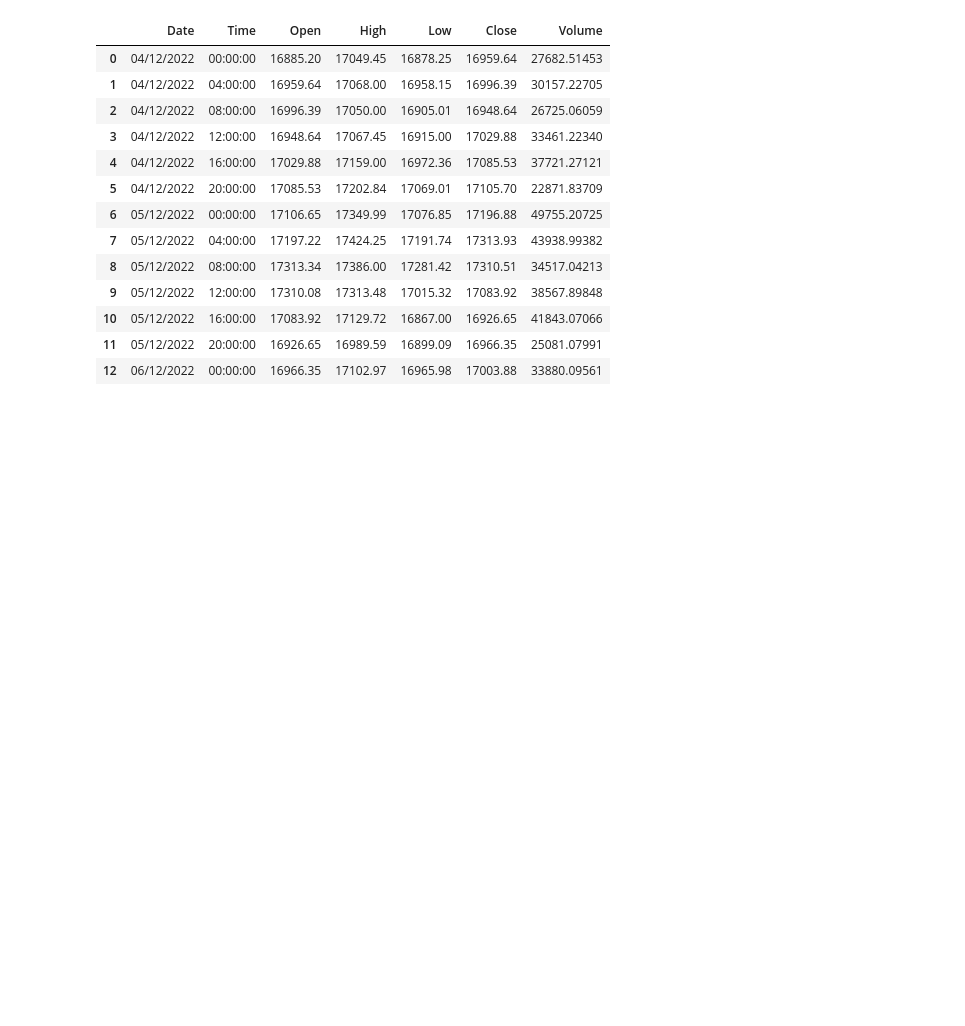
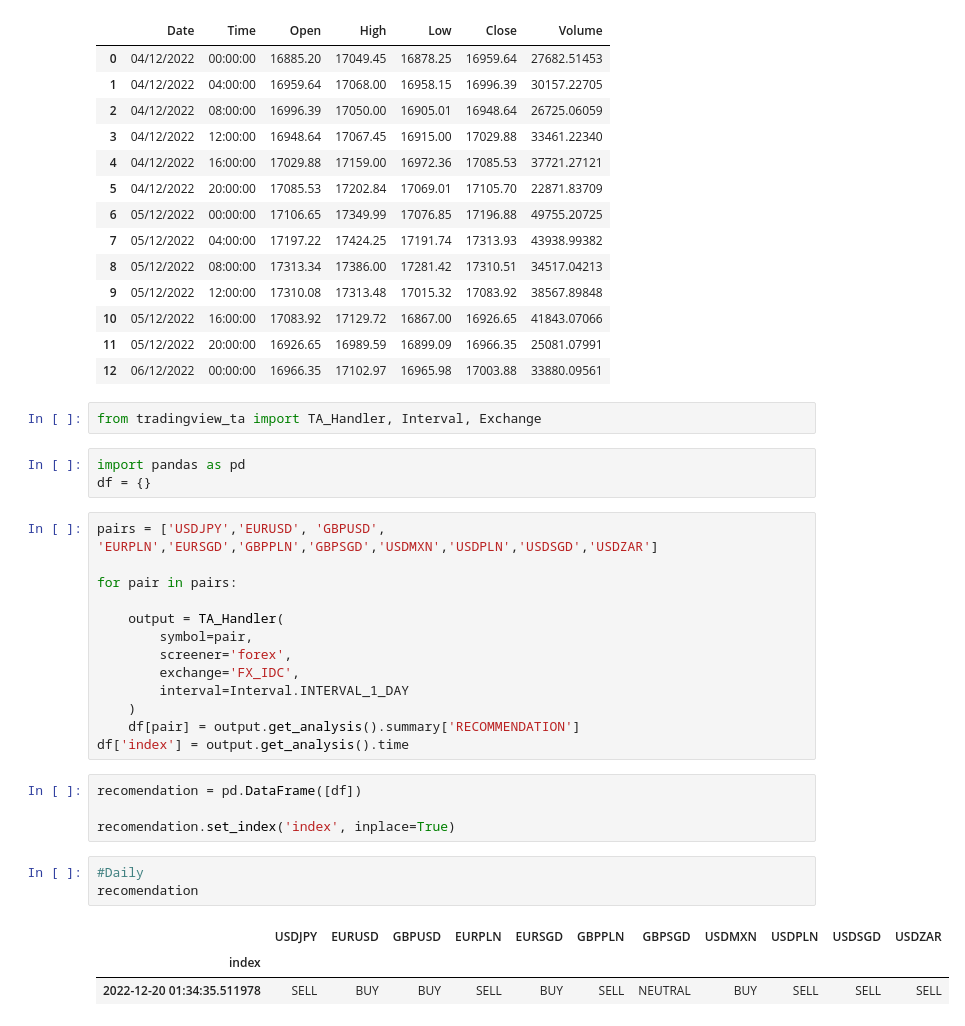
Before and after one commit to beckmiller/btc, a Jupyter notebook: app/qetquote.ipynb, the cells around one changed output. Saved outputs shown, nothing was run; the diff lists cells and outputs as text; blank space fills up the shorter version.

```diff
--- a/app/qetquote.ipynb
+++ b/app/qetquote.ipynb
@@ -79,3 +79,32 @@ get_klines_iter('BTCUSDT', '1d', '2022-12-04', '2022-12-06')
 | 10 | 05/12/2022 | 16:00:00 | 17083.92 | 17129.72 | 16867.00 | 16926.65 | 41843.07066 |
 | 11 | 05/12/2022 | 20:00:00 | 16926.65 | 16989.59 | 16899.09 | 16966.35 | 25081.07991 |
 | 12 | 06/12/2022 | 00:00:00 | 16966.35 | 17102.97 | 16965.98 | 17003.88 | 33880.09561 |
+# %%
+from tradingview_ta import TA_Handler, Interval, Exchange
+# %%
+import pandas as pd
+df = {}
+# %%
+pairs = ['USDJPY','EURUSD', 'GBPUSD', 'EURPLN','EURSGD','GBPPLN','GBPSGD','USDMXN','USDPLN','USDSGD','USDZAR']
+
+for pair in pairs:
+
+    output = TA_Handler(
+        symbol=pair,
+        screener='forex',
+        exchange='FX_IDC',
+        interval=Interval.INTERVAL_1_DAY
+    )
+    df[pair] = output.get_analysis().summary['RECOMMENDATION']
+df['index'] = output.get_analysis().time
+# %%
+recomendation = pd.DataFrame([df])
+
+recomendation.set_index('index', inplace=True)
+# %%
+#Daily
+recomendation
+# %% [output]
+|  | USDJPY | EURUSD | GBPUSD | EURPLN | EURSGD | GBPPLN | GBPSGD | USDMXN | USDPLN | USDSGD | USDZAR |
+| index |  |  |  |  |  |  |  |  |  |  |  |
+| 2022-12-20 01:34:35.511978 | SELL | BUY | BUY | SELL | BUY | SELL | NEUTRAL | BUY | SELL | SELL | SELL |
```
Also changed, not shown: parts of 3 cells of this notebook.
